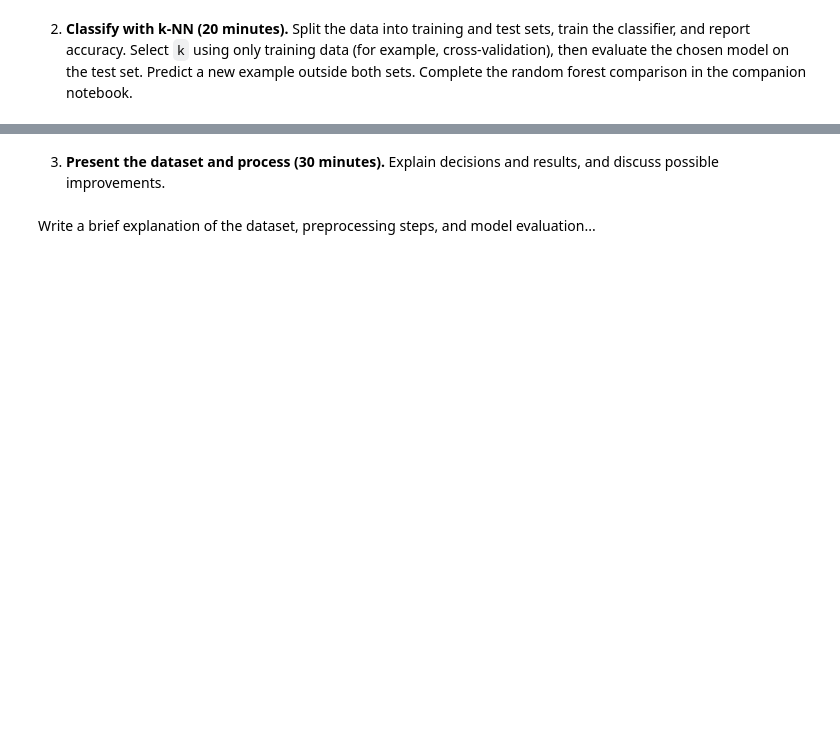
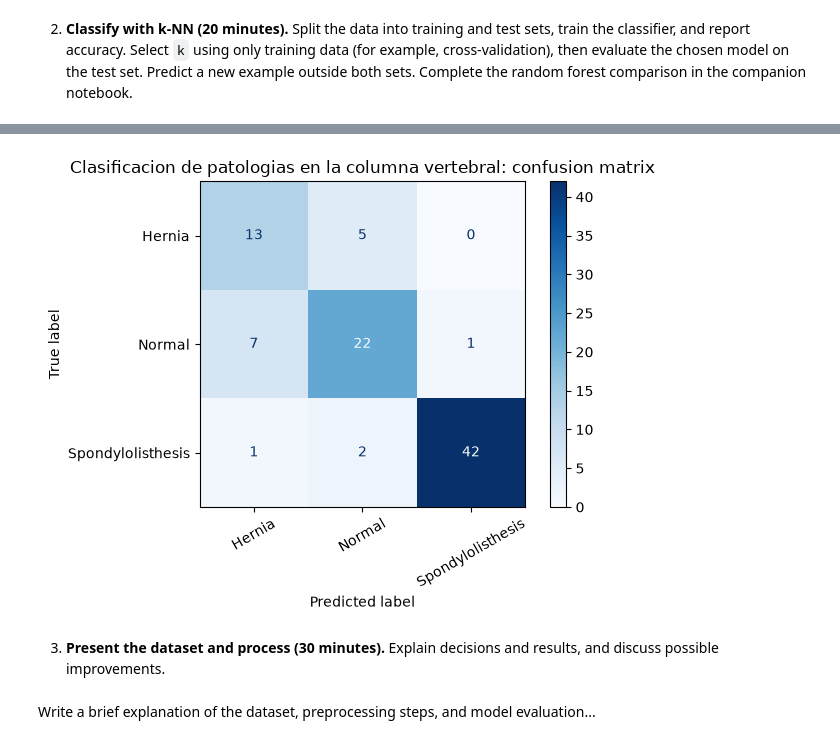
Before and after one commit to dfreyes/M3V2, a Jupyter notebook: 1ACT/M3ACT5/Iris Classification with k-Nearest Neighbors.ipynb, the cells around one changed output, grey strips where cells are left out. Drawn from its saved outputs; the diff is of its cells as text; code cells hidden in the pictures; blank space fills up the shorter version.

```diff
--- a/1ACT/M3ACT5/Iris Classification with k-Nearest Neighbors.ipynb
+++ b/1ACT/M3ACT5/Iris Classification with k-Nearest Neighbors.ipynb
@@ -160,0 +326,2 @@ Government portals are useful for local or applied topics, but their tables may
+# %%
+predictions = knn.predict(x_test)
@@ -161,3 +340,16 @@ Government portals are useful for local or applied topics, but their tables may
+# %%
+# Opción 1: Dejar que scikit-learn lo detecte automáticamente (Recomendado)
+ConfusionMatrixDisplay.from_predictions(
+    y_test,
+    predictions,
+    cmap="Blues"
+)
+plt.title("Clasificacion de patologias en la columna vertebral: confusion matrix")
+plt.xticks(rotation=30)
+plt.tight_layout()
+plt.show()
+# %% [output]
+[figure, added]
 # %% [markdown]
 3. **Present the dataset and process (30 minutes).** Explain decisions and results, and discuss possible improvements.
 # %% [markdown]
```
Also changed, not shown: parts of 24 cells of this notebook.
